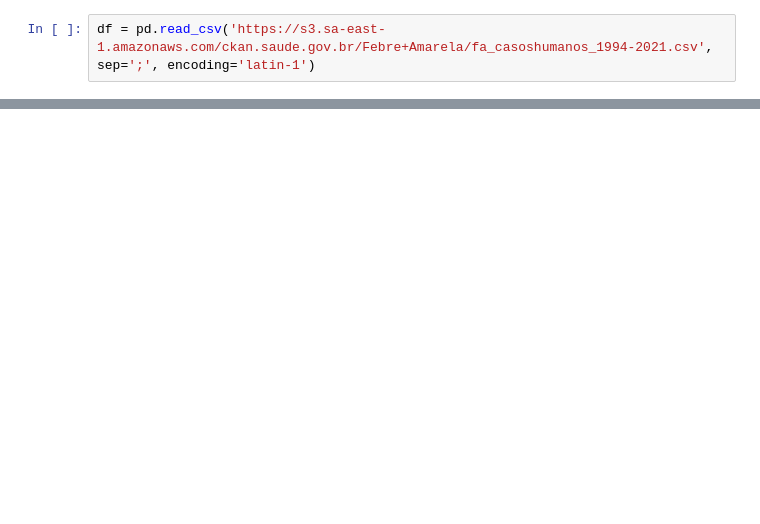
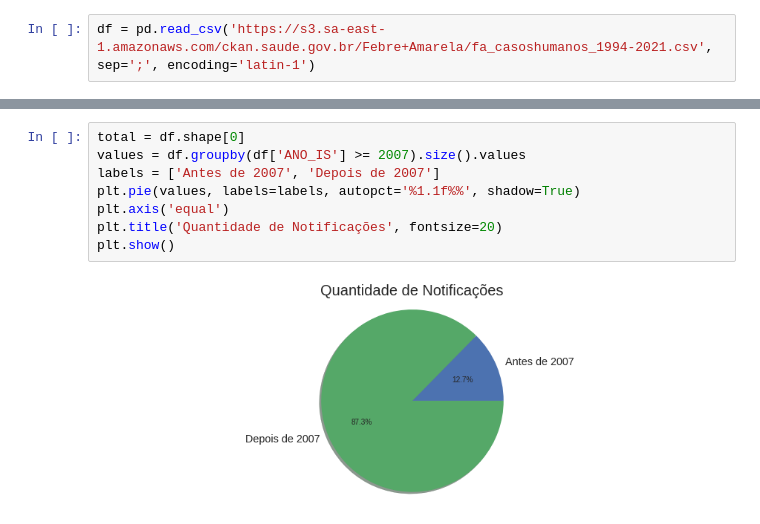
Before and after one commit to pedrosena138/if1007-tasi4, a Jupyter notebook: Analise_de_casos_de_febre_amarela_em_humanos.ipynb, the cells around one changed output, grey strips where cells are left out. Drawn from its saved outputs; the diff is of its cells as text; blank space fills up the shorter version.

```diff
--- a/Analise_de_casos_de_febre_amarela_em_humanos.ipynb
+++ b/Analise_de_casos_de_febre_amarela_em_humanos.ipynb
@@ -32,3 +45,13 @@ None
 | 2 | 3 | NE | 21 | MA | 210060.0 | Amarante do Maranhão | M | 32 | 01/04/1995 | 13.0 | ... |
 | 3 | 4 | NE | 21 | MA | 210060.0 | Amarante do Maranhão | M | 33 | 03/04/1995 | 14.0 | ... |
 | 4 | 5 | N | 15 | PA | 150270.0 | Conceição do Araguaia | M | 26 | 12/04/1995 | 15.0 | ... |
+# %%
+total = df.shape[0]
+values = df.groupby(df['ANO_IS'] >= 2007).size().values
+labels = ['Antes de 2007', 'Depois de 2007']
+plt.pie(values, labels=labels, autopct='%1.1f%%', shadow=True)
+plt.axis('equal')
+plt.title('Quantidade de Notificações', fontsize=20)
+plt.show()
+# %% [output]
+[figure, added]
```
Also changed, not shown: parts of 7 cells of this notebook.
